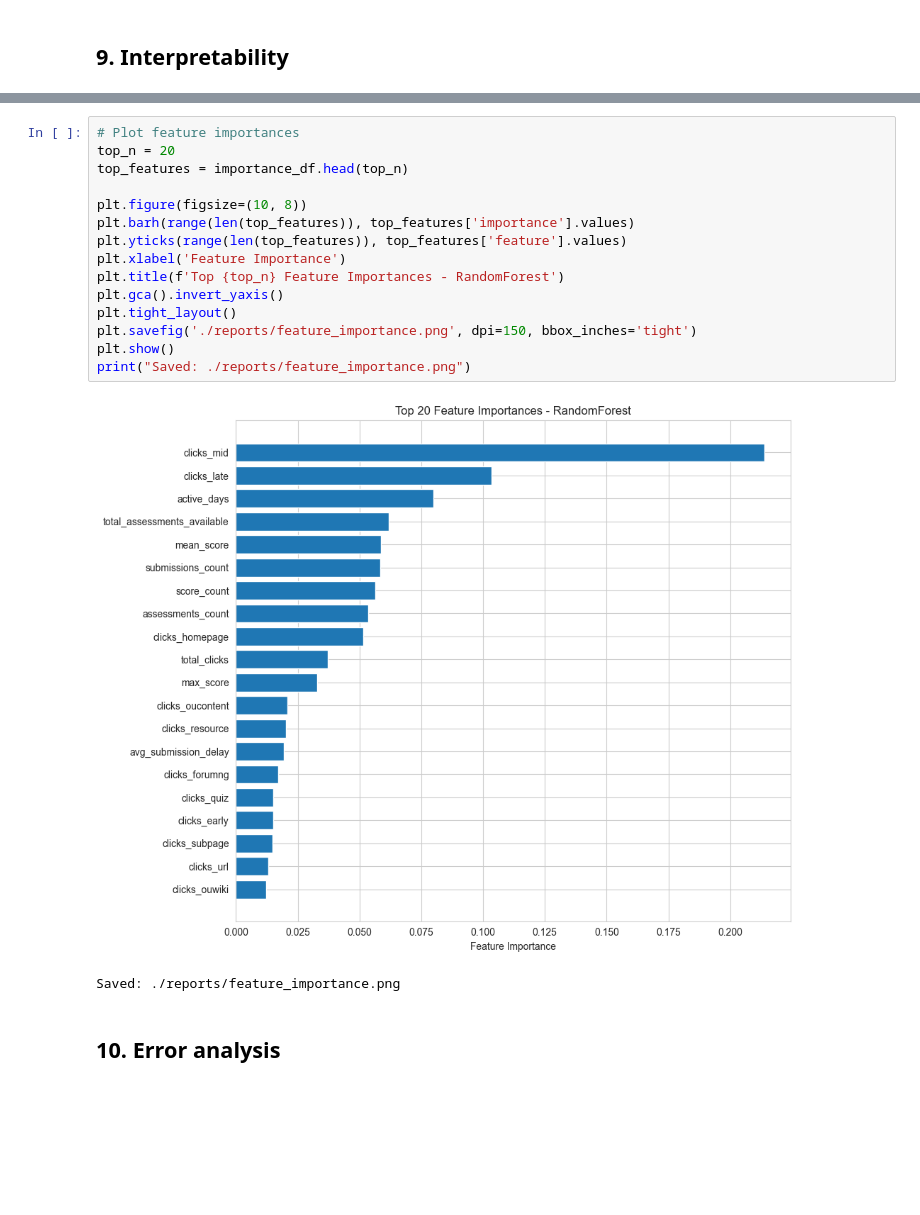
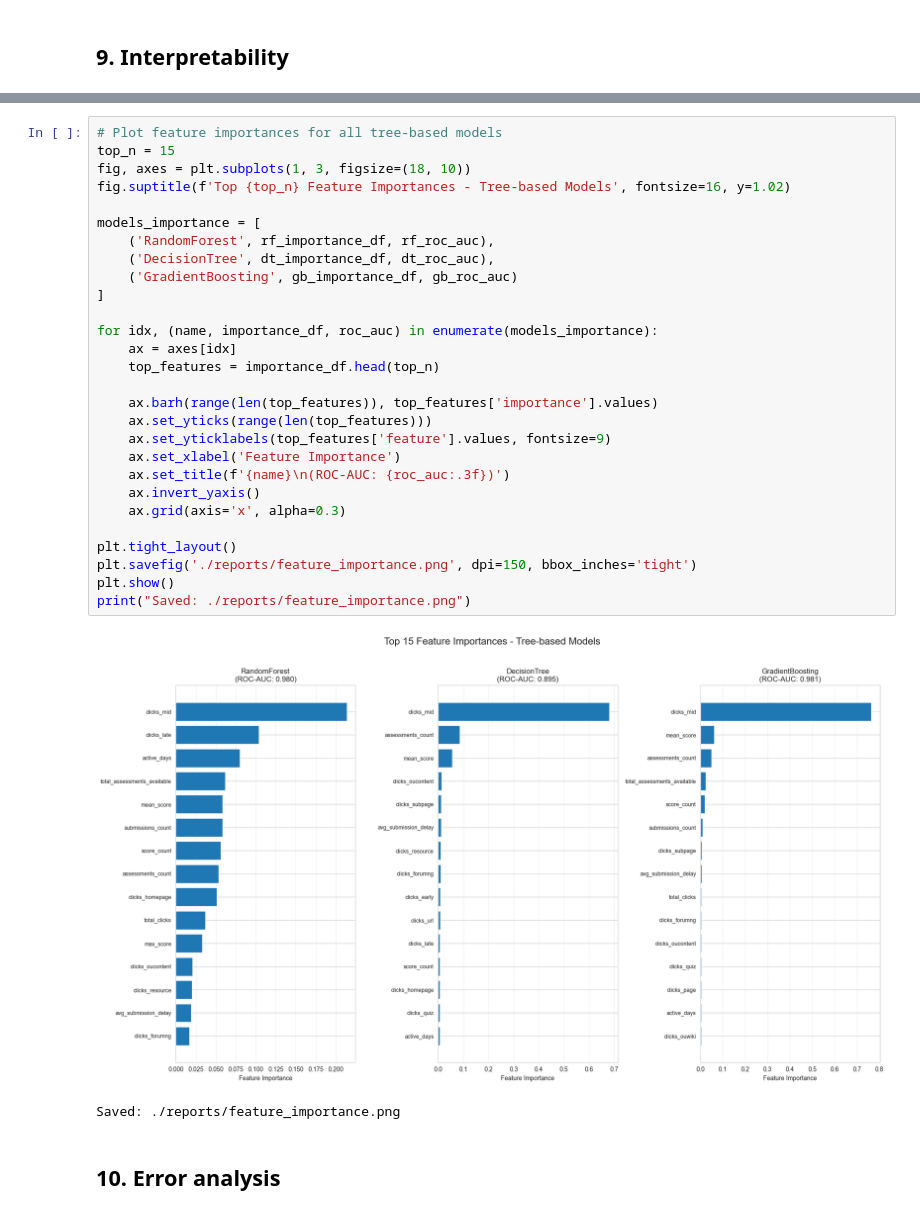
Before and after one commit to Lithika-Ramesh/data-mining, a Jupyter notebook: supervised_model.ipynb, the cells around one changed output, grey strips where cells are left out. Cells and saved outputs as stored; diff of their text form; blank space fills up the shorter version.

```diff
--- a/supervised_model.ipynb
+++ b/supervised_model.ipynb
@@ -703,20 +848,33 @@ total_assessments_available    0.061823
 # %%
-# Plot feature importances
-top_n = 20
-top_features = importance_df.head(top_n)
+# Plot feature importances for all tree-based models
+top_n = 15
+fig, axes = plt.subplots(1, 3, figsize=(18, 10))
+fig.suptitle(f'Top {top_n} Feature Importances - Tree-based Models', fontsize=16, y=1.02)
 
-plt.figure(figsize=(10, 8))
-plt.barh(range(len(top_features)), top_features['importance'].values)
-plt.yticks(range(len(top_features)), top_features['feature'].values)
-plt.xlabel('Feature Importance')
-plt.title(f'Top {top_n} Feature Importances - RandomForest')
-plt.gca().invert_yaxis()
+models_importance = [
+    ('RandomForest', rf_importance_df, rf_roc_auc),
+    ('DecisionTree', dt_importance_df, dt_roc_auc),
+    ('GradientBoosting', gb_importance_df, gb_roc_auc)
+]
+
+for idx, (name, importance_df, roc_auc) in enumerate(models_importance):
+    ax = axes[idx]
+    top_features = importance_df.head(top_n)
+
+    ax.barh(range(len(top_features)), top_features['importance'].values)
+    ax.set_yticks(range(len(top_features)))
+    ax.set_yticklabels(top_features['feature'].values, fontsize=9)
+    ax.set_xlabel('Feature Importance')
+    ax.set_title(f'{name}\n(ROC-AUC: {roc_auc:.3f})')
+    ax.invert_yaxis()
+    ax.grid(axis='x', alpha=0.3)
+
 plt.tight_layout()
 plt.savefig('./reports/feature_importance.png', dpi=150, bbox_inches='tight')
 plt.show()
 print("Saved: ./reports/feature_importance.png")
 # %% [output]
-[figure, old version]
+[figure, new version]
 Saved: ./reports/feature_importance.png
 # %% [markdown]
 ## 10. Error analysis
```
Also changed, not shown: parts of 11 cells of this notebook, 6 other files.
